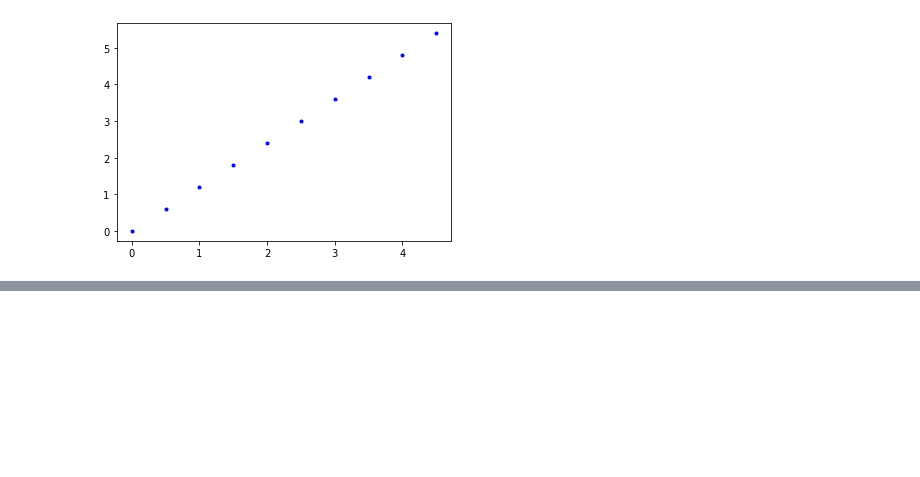
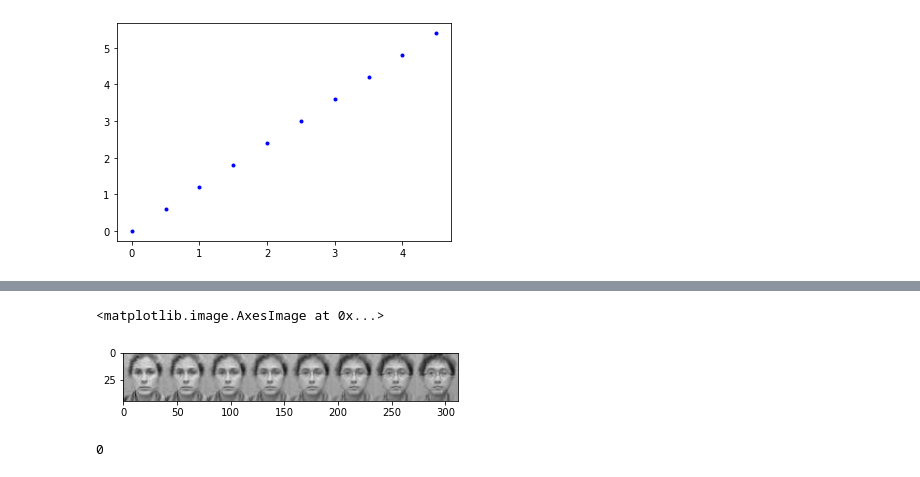
Before and after one commit to shivakumarjayaraman/ctm, a Jupyter notebook: vector/Notes.ipynb, the cells around one changed output, grey strips where cells are left out. Drawn from its saved outputs; the diff is of its cells as text; code cells hidden in the pictures; blank space fills up the shorter version.

```diff
--- a/vector/Notes.ipynb
+++ b/vector/Notes.ipynb
@@ -68,0 +132,32 @@ plt.plot(xs, ys, 'b.')
+# %%
+from image import file2image
+
+u = np.array(file2image("img01.png"))
+v = np.array(file2image("img02.png"))
+
+#from PIL import Image
+#u = np.array(Image.open("img01.png"))
+#v = np.array(Image.open("img02.png"))
+
+ilist = None
+for i in range(8) :
+    im = (v*i/8).astype('uint8') + (u*(8-i)/8).astype('uint8')
+    if ilist is None :
+        ilist = im
+    else :
+        ilist = np.hstack((ilist, im))
+    #print (ilist.shape)
+
+plt.imshow(ilist)
+# %% [output]
+<matplotlib.image.AxesImage at 0x...>
+[figure, added]
+# %%
+from vec import Vec
+
+def zero_vec(D) : return Vec(D, {d: 0 for d in D})
+
+x = zero_vec({'A', 'B'})
+x.f['A']
+# %% [output]
+0
```
Also changed, not shown: parts of 11 cells of this notebook, 4 other files.
